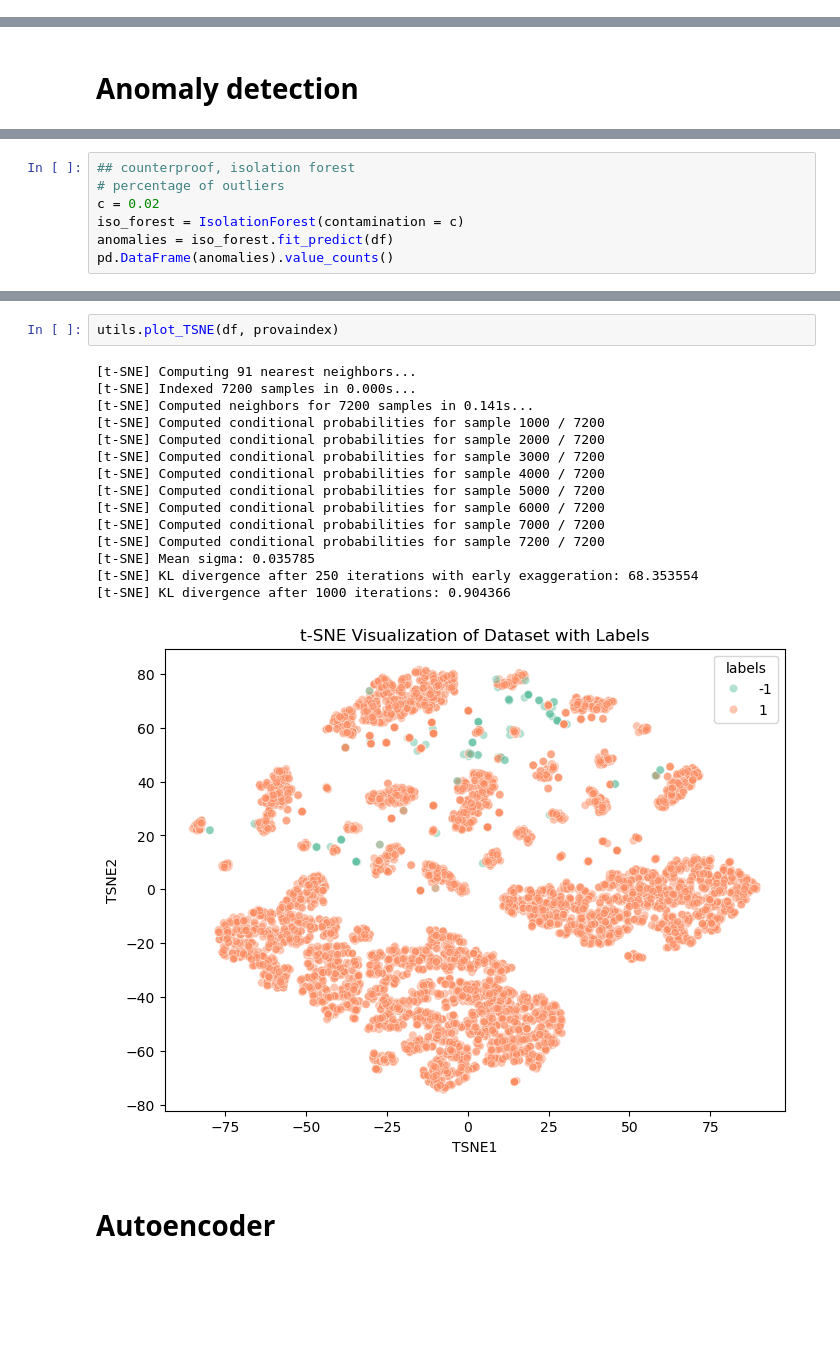
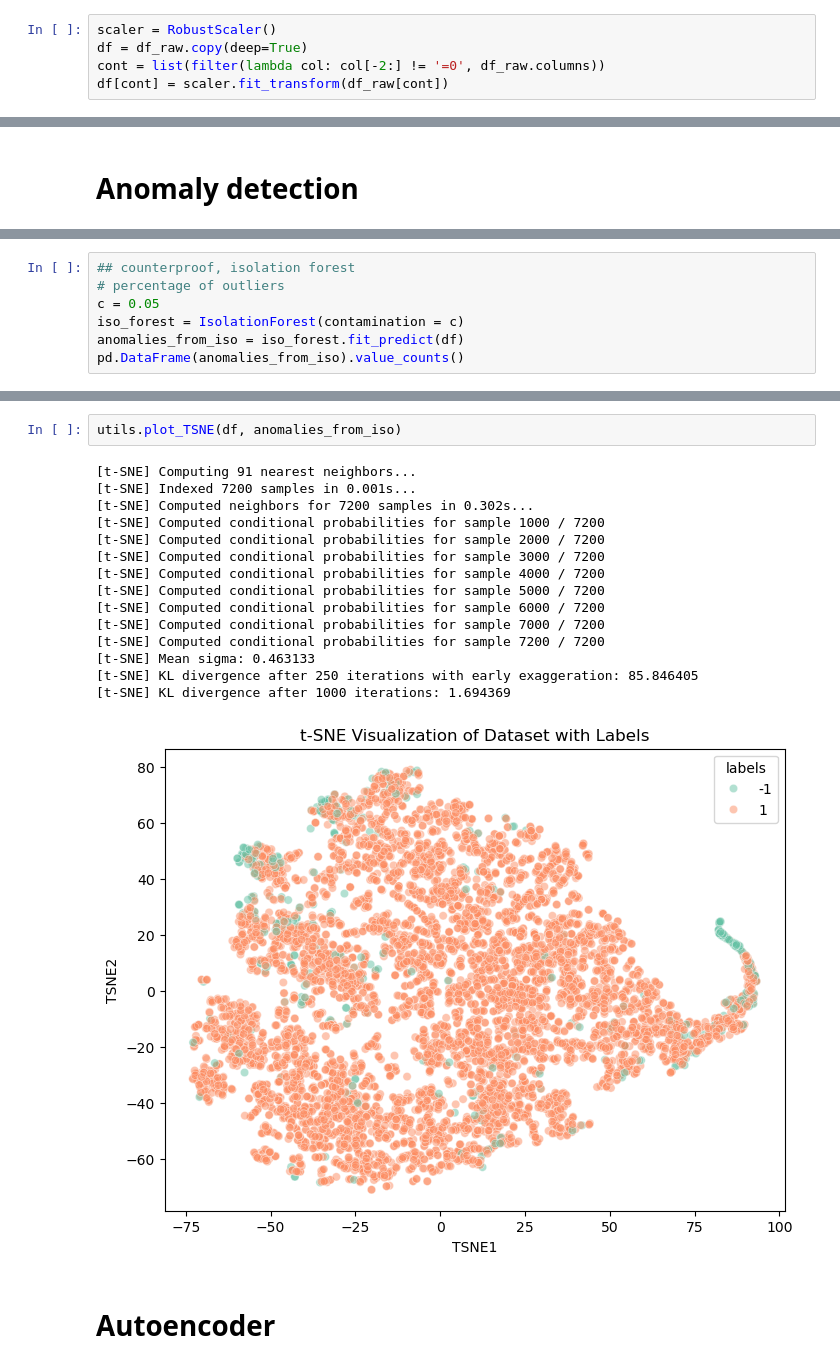
Before and after one commit to arcticronin/anomaly_detection, a Jupyter notebook: notebook.ipynb, the cells around one changed output, grey strips where cells are left out. Drawn from its saved outputs; the diff is of its cells as text; blank space fills up the shorter version.

```diff
--- a/notebook.ipynb
+++ b/notebook.ipynb
@@ -137,0 +157,5 @@ df_raw.describe()
+# %%
+scaler = RobustScaler()
+df = df_raw.copy(deep=True)
+cont = list(filter(lambda col: col[-2:] != '=0', df_raw.columns))
+df[cont] = scaler.fit_transform(df_raw[cont])
@@ -140,8 +185,8 @@ df_raw.describe()
 # %%
 ## counterproof, isolation forest
 # percentage of outliers
-c = 0.02
+c = 0.05
 iso_forest = IsolationForest(contamination = c)
-anomalies = iso_forest.fit_predict(df)
-pd.DataFrame(anomalies).value_counts()
+anomalies_from_iso = iso_forest.fit_predict(df)
+pd.DataFrame(anomalies_from_iso).value_counts()
 # %% [output]
@@ -155,21 +200,21 @@ utils.plot_PCA(df, provaindex)
 # %%
-utils.plot_TSNE(df, provaindex)
+utils.plot_TSNE(df, anomalies_from_iso)
 # %% [output]
 [t-SNE] Computing 91 nearest neighbors...
-[t-SNE] Indexed 7200 samples in 0.000s...
-[t-SNE] Computed neighbors for 7200 samples in 0.141s...
+[t-SNE] Indexed 7200 samples in 0.001s...
+[t-SNE] Computed neighbors for 7200 samples in 0.302s...
 [t-SNE] Computed conditional probabilities for sample 1000 / 7200
 [t-SNE] Computed conditional probabilities for sample 2000 / 7200
 [t-SNE] Computed conditional probabilities for sample 3000 / 7200
 [t-SNE] Computed conditional probabilities for sample 4000 / 7200
 [t-SNE] Computed conditional probabilities for sample 5000 / 7200
 [t-SNE] Computed conditional probabilities for sample 6000 / 7200
 [t-SNE] Computed conditional probabilities for sample 7000 / 7200
 [t-SNE] Computed conditional probabilities for sample 7200 / 7200
-[t-SNE] Mean sigma: 0.035785
-[t-SNE] KL divergence after 250 iterations with early exaggeration: 68.353554
-[t-SNE] KL divergence after 1000 iterations: 0.904366
+[t-SNE] Mean sigma: 0.463133
+[t-SNE] KL divergence after 250 iterations with early exaggeration: 85.846405
+[t-SNE] KL divergence after 1000 iterations: 1.694369
-[figure, old version]
+[figure, new version]
 # %% [markdown]
 # Autoencoder
 # %%
```
Also changed, not shown: parts of 42 cells of this notebook, 4 other files.
